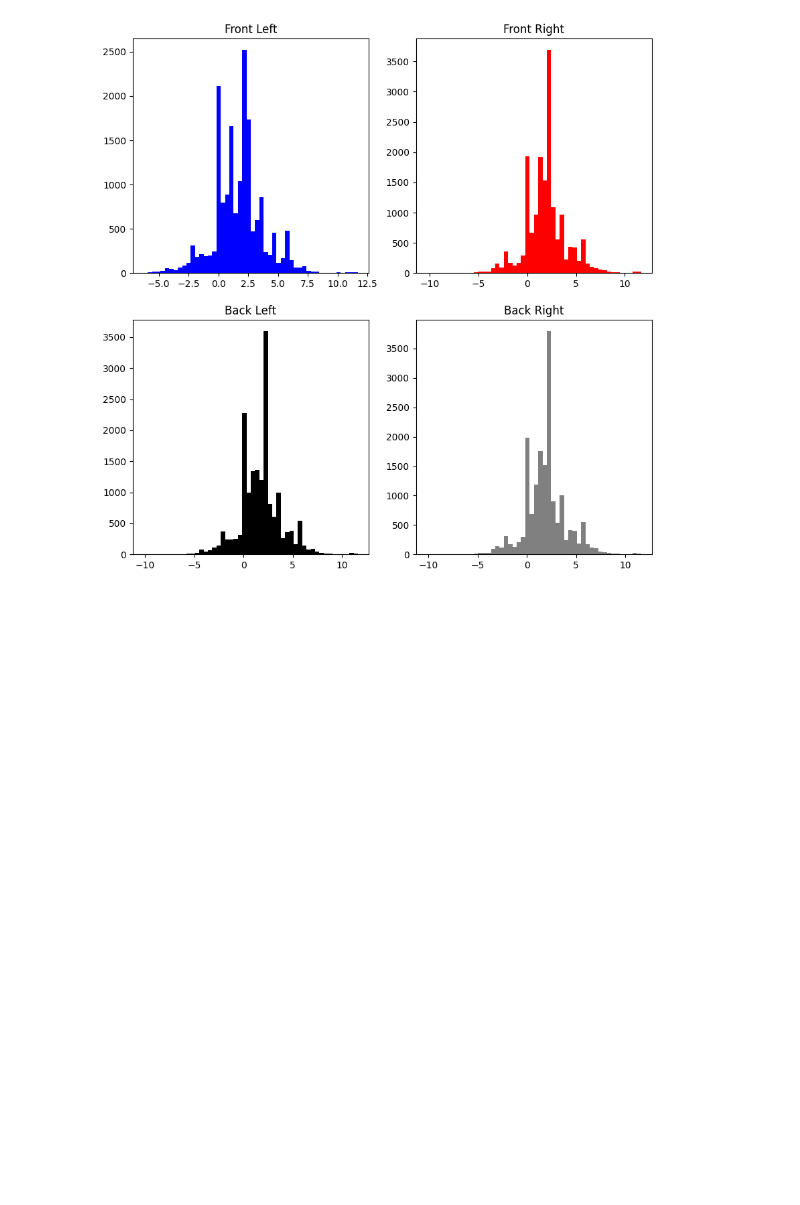
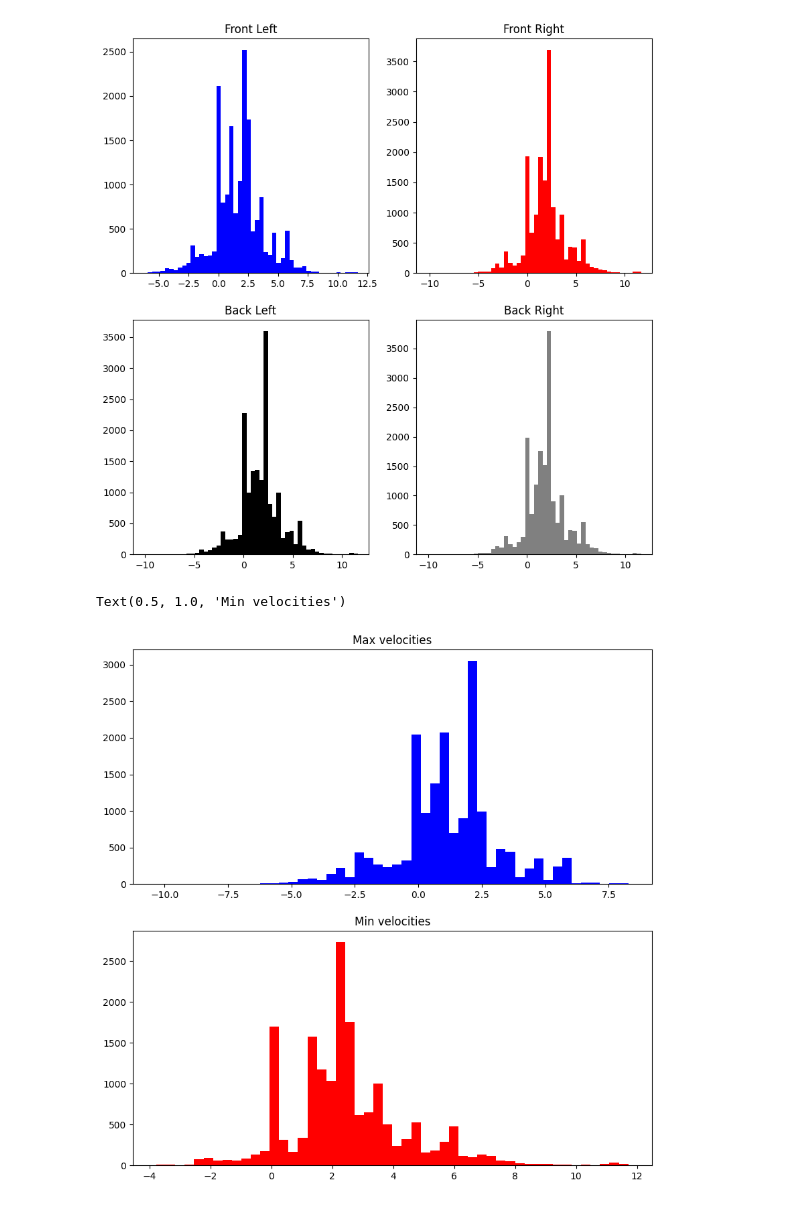
Before and after one commit to asheeshcric/robot-navigation, a Jupyter notebook: notebooks/data_histograms.ipynb, the cells around one changed output. Saved outputs shown, nothing was run; the diff lists cells and outputs as text; code cells hidden in the pictures; blank space fills up the shorter version.

Commit message:
Plot max and min velocity histograms

```diff
--- a/notebooks/data_histograms.ipynb
+++ b/notebooks/data_histograms.ipynb
@@ -80,3 +80,15 @@ axs[1, 1].set_title('Back Right')
 # %% [output]
 Text(0.5, 1.0, 'Back Right')
 [figure]
+# %%
+min_vel = df[['velocities']].applymap(lambda x: min(x))
+max_vel = df[['velocities']].applymap(lambda x: max(x))
+# %%
+fig, axs = plt.subplots(2, figsize=(10, 10))
+axs[0].hist(min_vel, bins=50, color='blue')
+axs[0].set_title('Max velocities')
+axs[1].hist(max_vel, bins=50, color='red')
+axs[1].set_title('Min velocities')
+# %% [output]
+Text(0.5, 1.0, 'Min velocities')
+[figure, added]
```
